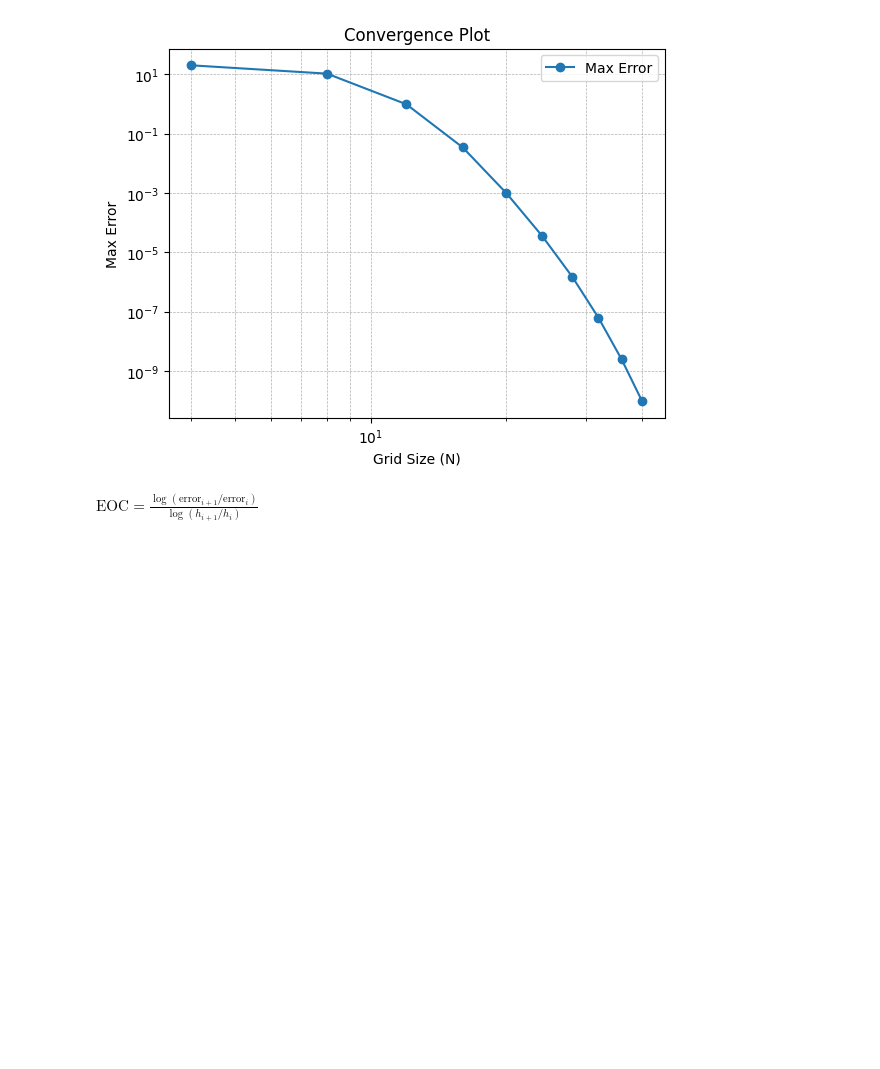
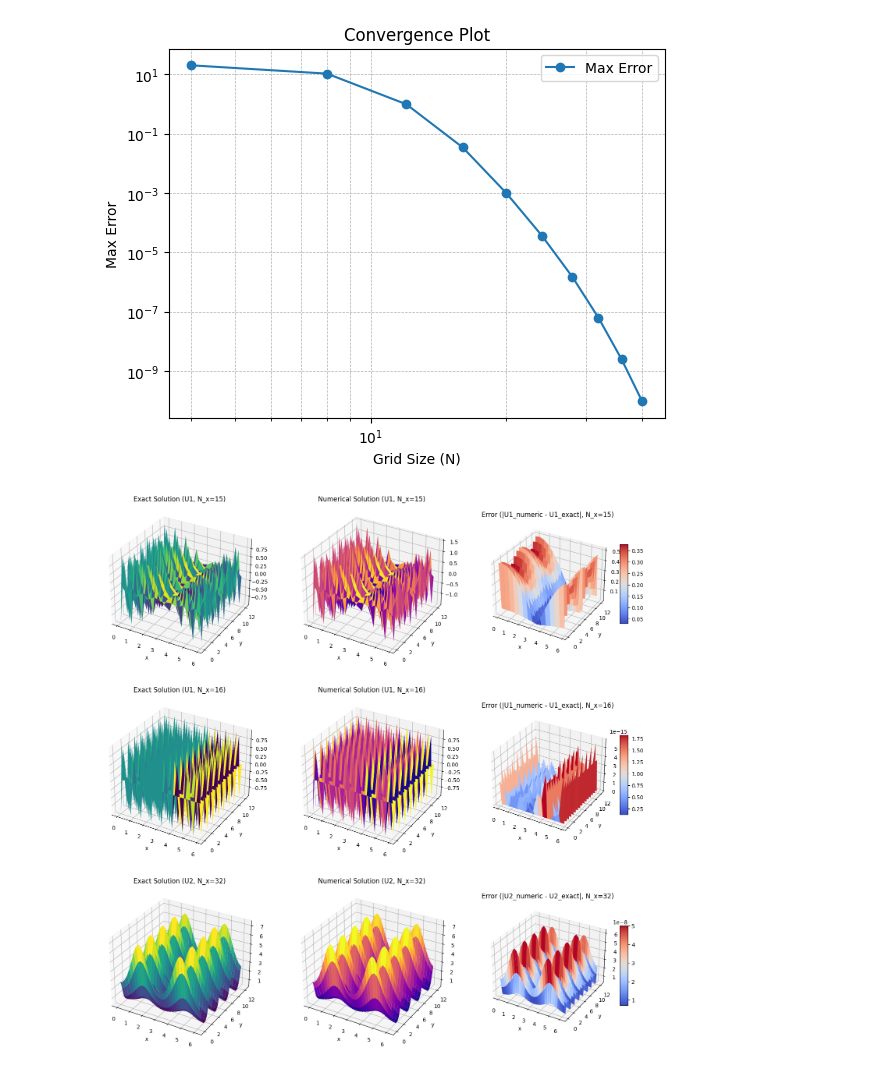
Before and after one commit to marieke-vaske/VitBer-InMat, a Jupyter notebook: Task2.ipynb, the cells around one changed output. Cells and saved outputs as stored; diff of their text form; code cells hidden in the pictures; blank space fills up the shorter version.

Commit message:
Begynt med oppgave 5, klar til å koble opp sammen med opgave 4
Legger til litt videre arbeid med op3(som Marieke tar over), og la til plot i op2

```diff
--- a/Task2.ipynb
+++ b/Task2.ipynb
@@ -179,5 +179,57 @@ N         Max Error           EOC
 36        2.53e-09            27.31
 40        9.65e-11            31.01
 [figure]
-# %% [markdown]
-$\text{EOC} = \frac{\log(\text{error}_{i+1} / \text{error}_i)}{\log(h_{i+1} / h_i)}$
+# %%
+# Function to plot surface with specified colormap
+def plot_surface(ax, X, Y, Z, title, cmap):
+    surf = ax.plot_surface(X, Y, Z, cmap=cmap, edgecolor='none')
+    ax.set_title(title)
+    ax.set_xlabel('x')
+    ax.set_ylabel('y')
+    return surf
+
+# Plot for U1 (first series)
+fig1 = plt.figure(figsize=(18, 18))
+
+# N_x = 15
+ax1 = fig1.add_subplot(3, 3, 1, projection='3d')
+surf1 = plot_surface(ax1, X1, Y1, U1_exact_vals_15, "Exact Solution (U1, N_x=15)", cmap='viridis')
+
+
+ax2 = fig1.add_subplot(3, 3, 2, projection='3d')
+surf2 = plot_surface(ax2, X1, Y1, U1_numeric_15, "Numerical Solution (U1, N_x=15)", cmap='plasma')
+
+
+ax3 = fig1.add_subplot(3, 3, 3, projection='3d')
+surf3 = plot_surface(ax3, X1, Y1, error1_15, "Error (|U1_numeric - U1_exact|, N_x=15)", cmap='coolwarm')
+fig1.colorbar(surf3, ax=ax3, shrink=0.5, aspect=10)
+
+# N_x = 16
+ax4 = fig1.add_subplot(3, 3, 4, projection='3d')
+surf4 = plot_surface(ax4, X2, Y2, U1_exact_vals_16, "Exact Solution (U1, N_x=16)", cmap='viridis')
+
+
+ax5 = fig1.add_subplot(3, 3, 5, projection='3d')
+surf5 = plot_surface(ax5, X2, Y2, U1_numeric_16, "Numerical Solution (U1, N_x=16)", cmap='plasma')
+
+
+ax6 = fig1.add_subplot(3, 3, 6, projection='3d')
+surf6 = plot_surface(ax6, X2, Y2, error1_16, "Error (|U1_numeric - U1_exact|, N_x=16)", cmap='coolwarm')
+fig1.colorbar(surf6, ax=ax6, shrink=0.5, aspect=10)
+
+# N_x = 32
+ax7 = fig1.add_subplot(3, 3, 7, projection='3d')
+surf7 = plot_surface(ax7, X3, Y3, U2_exact_vals_32, "Exact Solution (U2, N_x=32)", cmap='viridis')
+
+
+ax8 = fig1.add_subplot(3, 3, 8, projection='3d')
+surf8 = plot_surface(ax8, X3, Y3, U2_numeric_32, "Numerical Solution (U2, N_x=32)", cmap='plasma')
+
+
+ax9 = fig1.add_subplot(3, 3, 9, projection='3d')
+surf9 = plot_surface(ax9, X3, Y3, error2_32, "Error (|U2_numeric - U2_exact|, N_x=32)", cmap='coolwarm')
+fig2.colorbar(surf9, ax=ax9, shrink=0.5, aspect=10)
+
+plt.show()
+# %% [output]
+[figure, added]
```
Also changed, not shown: 2 other files.
